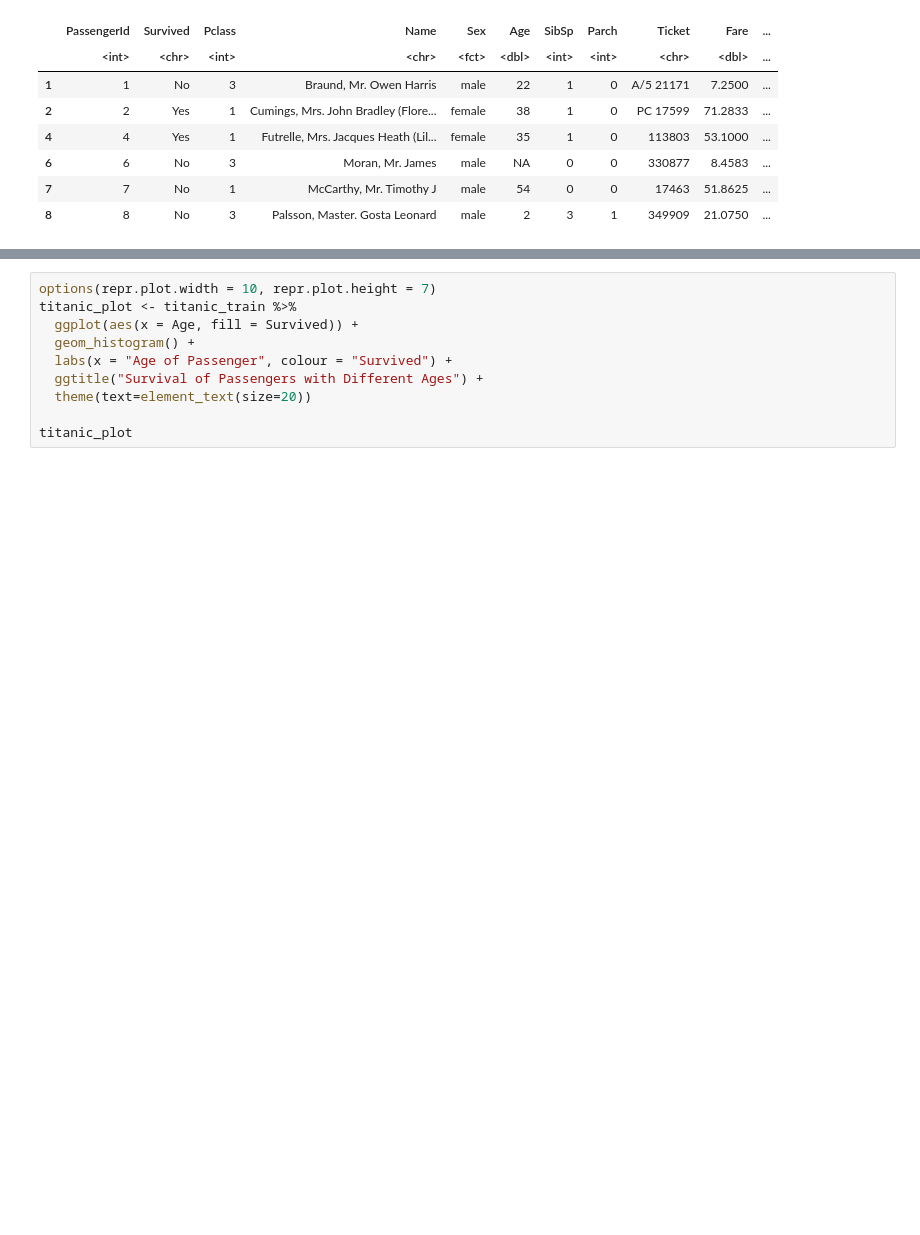
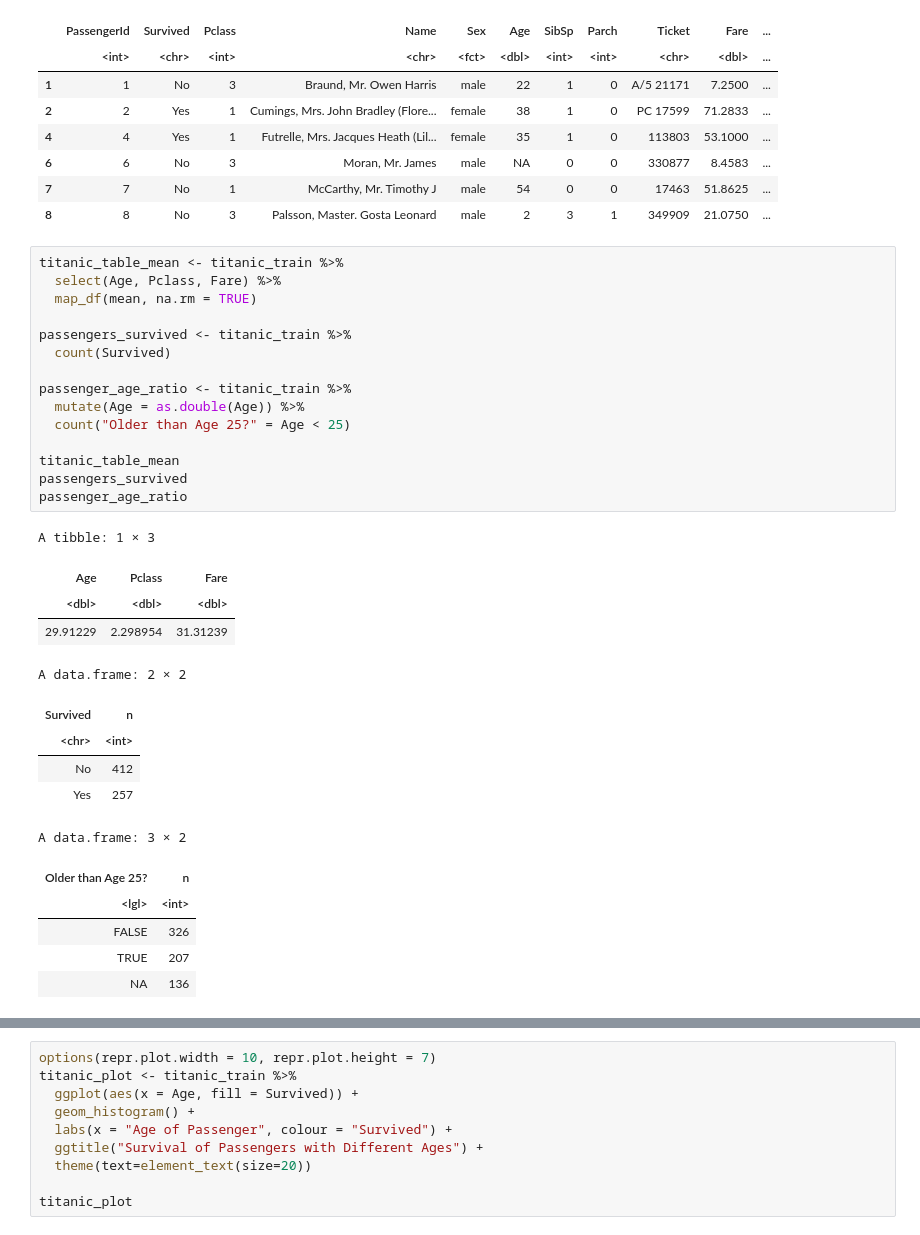
Before and after one commit to rpan01/DSCI-Group-Project, a Jupyter notebook: Titanic Data.ipynb, the cells around one changed output, grey strips where cells are left out. Drawn from its saved outputs; the diff is of its cells as text; blank space fills up the shorter version.

Commit message:
Added the tables that summarize data

```diff
--- a/Titanic Data.ipynb
+++ b/Titanic Data.ipynb
@@ -70,6 +70,37 @@ A data.frame: 6 × 12
 | 6 | 6 | No | 3 | Moran, Mr. James | male | NA | 0 | 0 | 330877 | 8.4583 | ... |
 | 7 | 7 | No | 1 | McCarthy, Mr. Timothy J | male | 54 | 0 | 0 | 17463 | 51.8625 | ... |
 | 8 | 8 | No | 3 | Palsson, Master. Gosta Leonard | male | 2 | 3 | 1 | 349909 | 21.0750 | ... |
+# %%
+titanic_table_mean <- titanic_train %>%
+  select(Age, Pclass, Fare) %>%
+  map_df(mean, na.rm = TRUE)
+
+passengers_survived <- titanic_train %>%
+  count(Survived)
+
+passenger_age_ratio <- titanic_train %>%
+  mutate(Age = as.double(Age)) %>%
+  count("Older than Age 25?" = Age < 25)
+
+titanic_table_mean
+passengers_survived
+passenger_age_ratio
+# %% [output]
+A tibble: 1 × 3
+| Age | Pclass | Fare |
+| <dbl> | <dbl> | <dbl> |
+| 29.91229 | 2.298954 | 31.31239 |
+A data.frame: 2 × 2
+| Survived | n |
+| <chr> | <int> |
+| No | 412 |
+| Yes | 257 |
+A data.frame: 3 × 2
+| Older than Age 25? | n |
+| <lgl> | <int> |
+| FALSE | 326 |
+| TRUE | 207 |
+| NA | 136 |
 # %% [markdown]
 <Add table here>
 # %%
```
Also changed, not shown: parts of 2 cells of this notebook.
